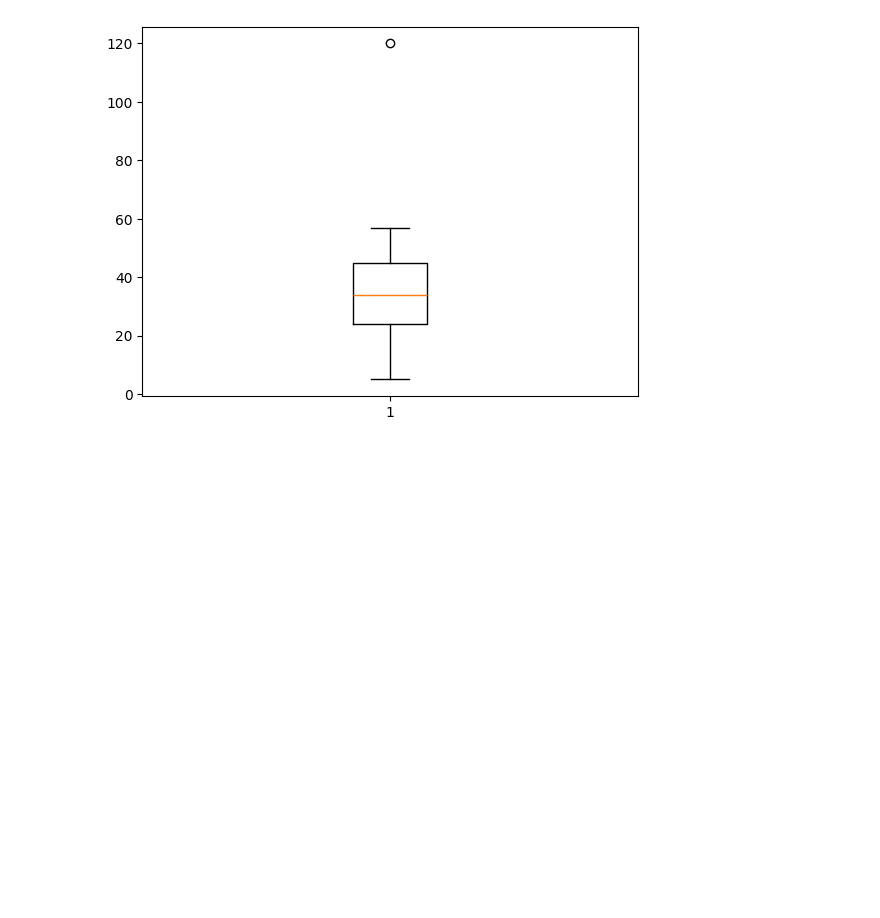
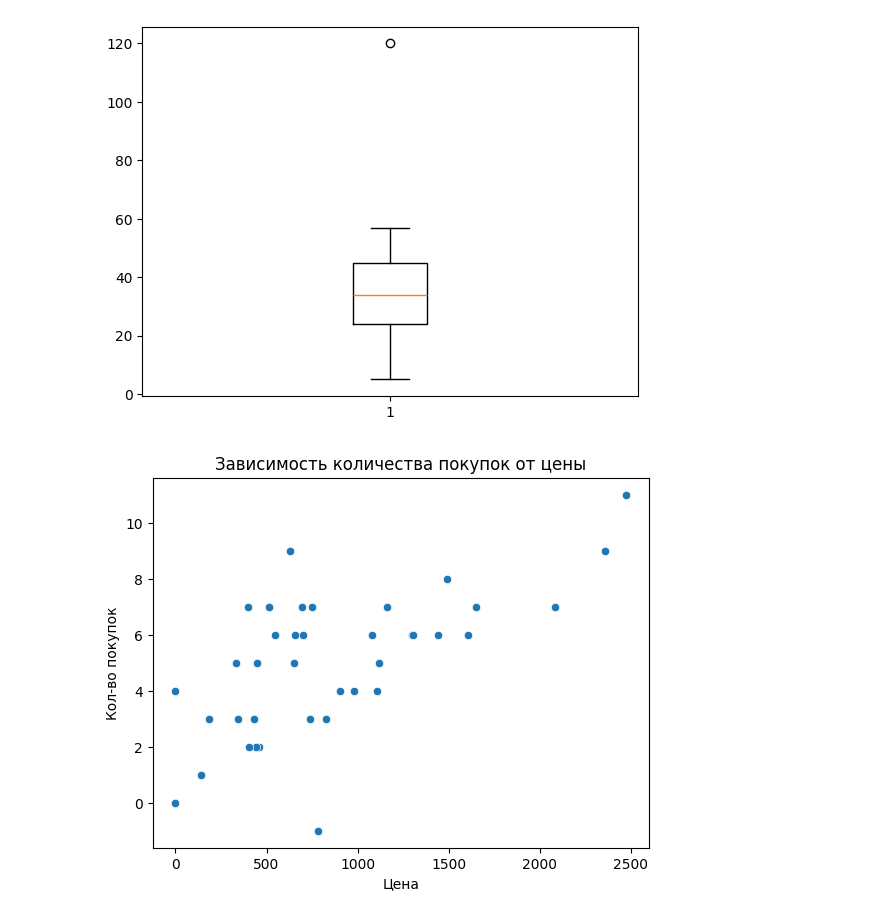
Before and after one commit to kaiyneee/mirea, a Jupyter notebook: homeworks/HW02/HW02.ipynb, the cells around one changed output. Saved outputs shown, nothing was run; the diff lists cells and outputs as text; code cells hidden in the pictures; blank space fills up the shorter version.

Commit message:
Add HW02 scatter plot as PDF

```diff
--- a/homeworks/HW02/HW02.ipynb
+++ b/homeworks/HW02/HW02.ipynb
@@ -153,3 +174,16 @@ plt.boxplot(df['age'])
  'fliers': [<matplotlib.lines.Line2D at 0x...>],
  'means': []}
 [figure]
+# %%
+sns.scatterplot(data=df, x='revenue', y='purchases')
+plt.title('Зависимость количества покупок от цены')
+plt.xlabel('Цена')
+plt.ylabel('Кол-во покупок')
+
+plt.savefig('C:/Users/Ylhjn/Desktop/projec/mirea/homeworks/HW02/figures/my_plot.pdf',
+           dpi=300,
+           bbox_inches='tight',
+           format='pdf')
+plt.show()
+# %% [output]
+[figure, added]
```
Also changed, not shown: parts of 2 cells of this notebook, 2 other files.
